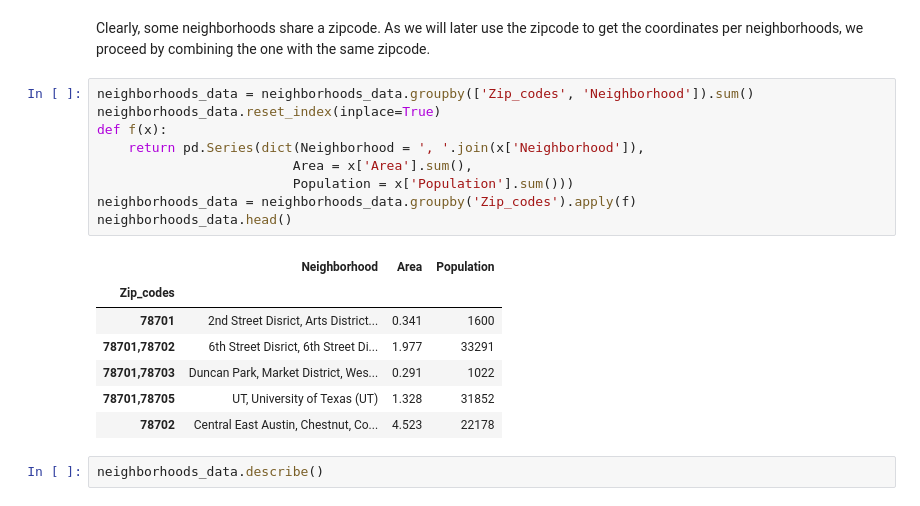
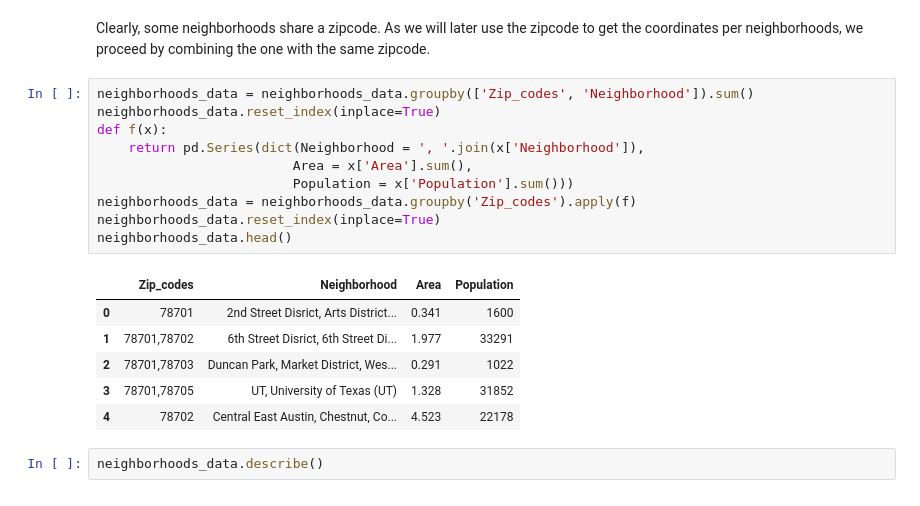
Before and after one commit to AIlona/Coursera_Capstone, a Jupyter notebook: final_project/final project.ipynb, the cells around one changed output. Saved outputs shown, nothing was run; the diff lists cells and outputs as text.

```diff
--- a/final_project/final project.ipynb
+++ b/final_project/final project.ipynb
@@ -177,20 +177,20 @@ Clearly, some neighborhoods share a zipcode. As we will later use the zipcode to
 # %%
 neighborhoods_data = neighborhoods_data.groupby(['Zip_codes', 'Neighborhood']).sum()
 neighborhoods_data.reset_index(inplace=True)
 def f(x):
     return pd.Series(dict(Neighborhood = ', '.join(x['Neighborhood']),
                          Area = x['Area'].sum(),
                          Population = x['Population'].sum()))
 neighborhoods_data = neighborhoods_data.groupby('Zip_codes').apply(f)
+neighborhoods_data.reset_index(inplace=True)
 neighborhoods_data.head()
 # %% [output]
-|  | Neighborhood | Area | Population |
-| Zip_codes |  |  |  |
-| 78701 | 2nd Street Disrict, Arts District... | 0.341 | 1600 |
-| 78701,78702 | 6th Street Disrict, 6th Street Di... | 1.977 | 33291 |
-| 78701,78703 | Duncan Park, Market District, Wes... | 0.291 | 1022 |
-| 78701,78705 | UT, University of Texas (UT) | 1.328 | 31852 |
-| 78702 | Central East Austin, Chestnut, Co... | 4.523 | 22178 |
+|  | Zip_codes | Neighborhood | Area | Population |
+| 0 | 78701 | 2nd Street Disrict, Arts District... | 0.341 | 1600 |
+| 1 | 78701,78702 | 6th Street Disrict, 6th Street Di... | 1.977 | 33291 |
+| 2 | 78701,78703 | Duncan Park, Market District, Wes... | 0.291 | 1022 |
+| 3 | 78701,78705 | UT, University of Texas (UT) | 1.328 | 31852 |
+| 4 | 78702 | Central East Austin, Chestnut, Co... | 4.523 | 22178 |
 # %%
 neighborhoods_data.describe()
 # %% [output]
```
Also changed, not shown: parts of 1 cell of this notebook.
